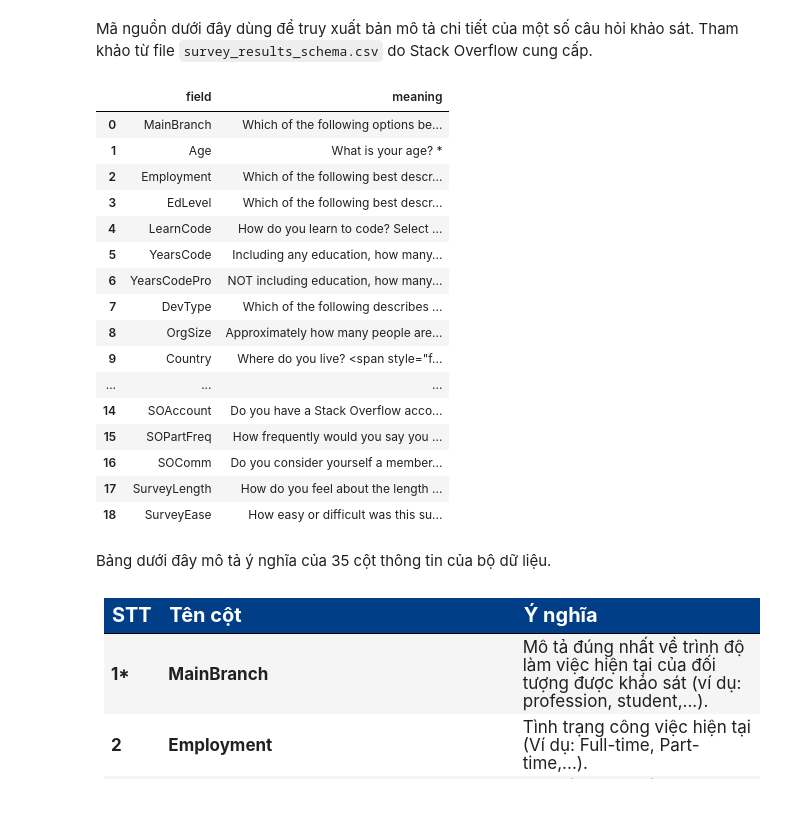
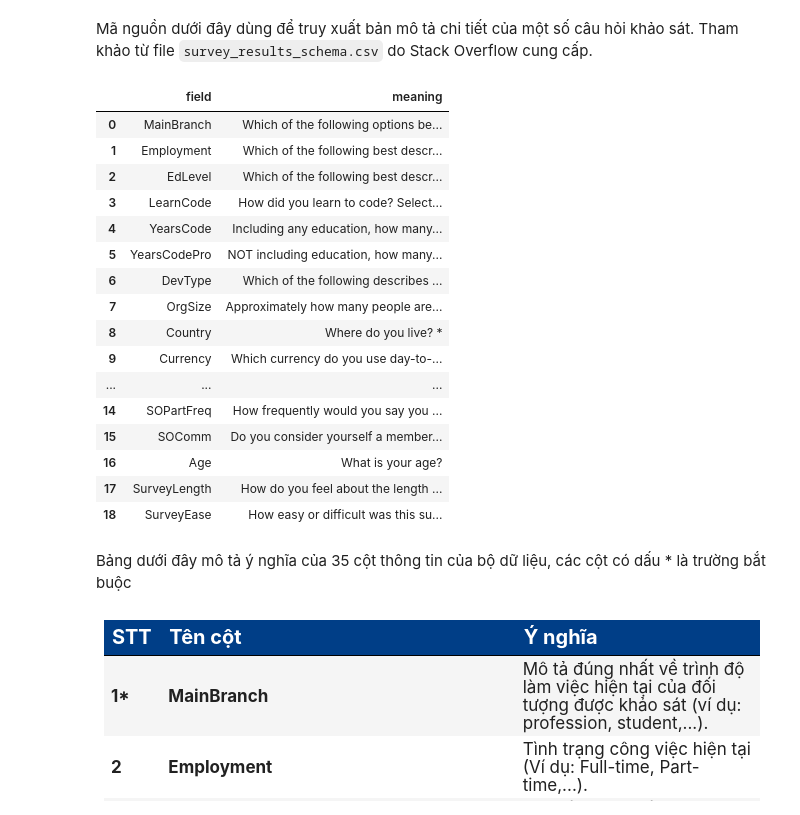
Before and after one commit to BoonRealCuaaaaa/P4DS-final, a Jupyter notebook: 02_Exploring-and-Preprocessing.ipynb, the cells around one changed output. Drawn from its saved outputs; the diff is of its cells as text; code cells hidden in the pictures.

```diff
--- a/02_Exploring-and-Preprocessing.ipynb
+++ b/02_Exploring-and-Preprocessing.ipynb
@@ -155,30 +151,32 @@ Mã nguồn dưới đây dùng để truy xuất bản mô tả chi tiết củ
 # %%
 pd.set_option("max_colwidth", None)
 df_schema=pd.read_csv('./Data/survey_results_schema.csv')
 df_schema=df_schema[df_schema['qname'].isin(common_columns_all)]
 
 df_schema=df_schema[['qname','question']].reset_index().drop('index',axis=1)
-df_schema.rename(columns={'qname':'field','question':'meaning'})
+df_schema=df_schema.rename(columns={'qname':'field','question':'meaning'})
+df_schema['meaning']=df_schema['meaning'].replace(r'<[^>]+>'," ",regex=True)
+df_schema
 # %% [output]
 |  | field | meaning |
 | 0 | MainBranch | Which of the following options be... |
-| 1 | Age | What is your age? * |
-| 2 | Employment | Which of the following best descr... |
-| 3 | EdLevel | Which of the following best descr... |
-| 4 | LearnCode | How do you learn to code? Select ... |
-| 5 | YearsCode | Including any education, how many... |
-| 6 | YearsCodePro | NOT including education, how many... |
-| 7 | DevType | Which of the following describes ... |
-| 8 | OrgSize | Approximately how many people are... |
-| 9 | Country | Where do you live? <span style="f... |
+| 1 | Employment | Which of the following best descr... |
+| 2 | EdLevel | Which of the following best descr... |
+| 3 | LearnCode | How did you learn to code? Select... |
+| 4 | YearsCode | Including any education, how many... |
+| 5 | YearsCodePro | NOT including education, how many... |
+| 6 | DevType | Which of the following describes ... |
+| 7 | OrgSize | Approximately how many people are... |
+| 8 | Country | Where do you live? * |
+| 9 | Currency | Which currency do you use day-to-... |
 | ... | ... | ... |
-| 14 | SOAccount | Do you have a Stack Overflow acco... |
-| 15 | SOPartFreq | How frequently would you say you ... |
-| 16 | SOComm | Do you consider yourself a member... |
+| 14 | SOPartFreq | How frequently would you say you ... |
+| 15 | SOComm | Do you consider yourself a member... |
+| 16 | Age | What is your age? |
 | 17 | SurveyLength | How do you feel about the length ... |
 | 18 | SurveyEase | How easy or difficult was this su... |
 # %% [markdown]
-Bảng dưới đây mô tả ý nghĩa của 35 cột thông tin của bộ dữ liệu.
+Bảng dưới đây mô tả ý nghĩa của 35 cột thông tin của bộ dữ liệu, các cột có dấu * là trường bắt buộc
 # %% [markdown]
 <table style="width: 100%; border-collapse: collapse;font-family: Arial, sans-serif;">
   <thead>
```
Also changed, not shown: parts of 31 cells of this notebook, 2 other files.
